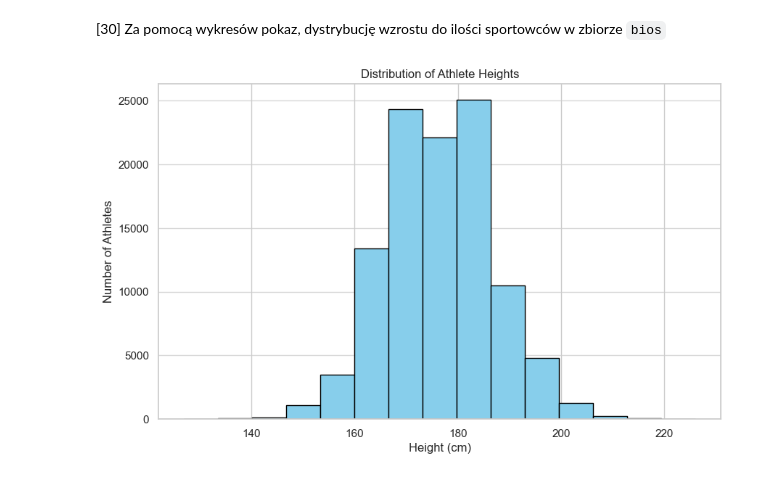
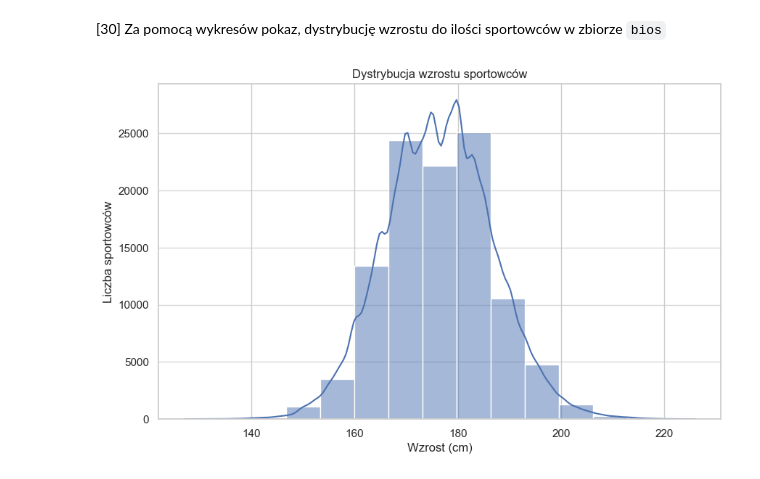
Before and after one commit to FranciszekTurowski/Pandas-Training, a Jupyter notebook: python pandas/Pandas Data Manipulation/main.ipynb, the cells around one changed output. Drawn from its saved outputs; the diff is of its cells as text; code cells hidden in the pictures.

```diff
--- a/python pandas/Pandas Data Manipulation/main.ipynb
+++ b/python pandas/Pandas Data Manipulation/main.ipynb
@@ -823,35 +823,35 @@ pivot_table
 # %%
 import matplotlib.pyplot as plt
 import seaborn as sns
 
-# # Ustawienie stylu wykresów
-# sns.set(style="whitegrid")
+# Ustawienie stylu wykresów
+sns.set(style="whitegrid")
 
-# # Tworzenie wykresu gęstości dla wzrostu
-# plt.figure(figsize=(10, 6))
-# sns.histplot(bios['height_cm'], bins=30, kde=True)
+# Tworzenie wykresu gęstości dla wzrostu
+plt.figure(figsize=(10, 6))
+sns.histplot(bios['height_cm'], bins=15, kde=True)
 
-# # Dodanie tytułu i etykiet
-# plt.title('Dystrybucja wzrostu sportowców')
-# plt.xlabel('Wzrost (cm)')
-# plt.ylabel('Liczba sportowców')
-
-# # Wyświetlenie wykresu
-# plt.show()
+# Dodanie tytułu i etykiet
+plt.title('Dystrybucja wzrostu sportowców')
+plt.xlabel('Wzrost (cm)')
+plt.ylabel('Liczba sportowców')
+plt.grid(axis='y', alpha=0.75)
+# Wyświetlenie wykresu
+plt.show()
 
 # Sprawdzenie, czy kolumna 'height_cm' istnieje i usunięcie brakujących wartości
-if 'height_cm' in bios.columns:
-    heights = bios['height_cm'].dropna()
-else:
-    raise ValueError("Kolumna 'height_cm' nie istnieje w pliku bios.csv")
+# if 'height_cm' in bios.columns:
+#     heights = bios['height_cm'].dropna()
+# else:
+#     raise ValueError("Kolumna 'height_cm' nie istnieje w pliku bios.csv")
 
-# Tworzenie histogramu dla wzrostu sportowców
-plt.figure(figsize=(10, 6))
-plt.hist(heights, bins=15, color='skyblue', edgecolor='black')
-plt.title('Distribution of Athlete Heights')
-plt.xlabel('Height (cm)')
-plt.ylabel('Number of Athletes')
-plt.grid(axis='y', alpha=0.75)
-plt.show()
+# # Tworzenie histogramu dla wzrostu sportowców
+# plt.figure(figsize=(10, 6))
+# plt.hist(heights, bins=15, color='skyblue', edgecolor='black')
+# plt.title('Distribution of Athlete Heights')
+# plt.xlabel('Height (cm)')
+# plt.ylabel('Number of Athletes')
+# plt.grid(axis='y', alpha=0.75)
+# plt.show()
 # %% [output]
-[figure, old version]
+[figure, new version]
```
